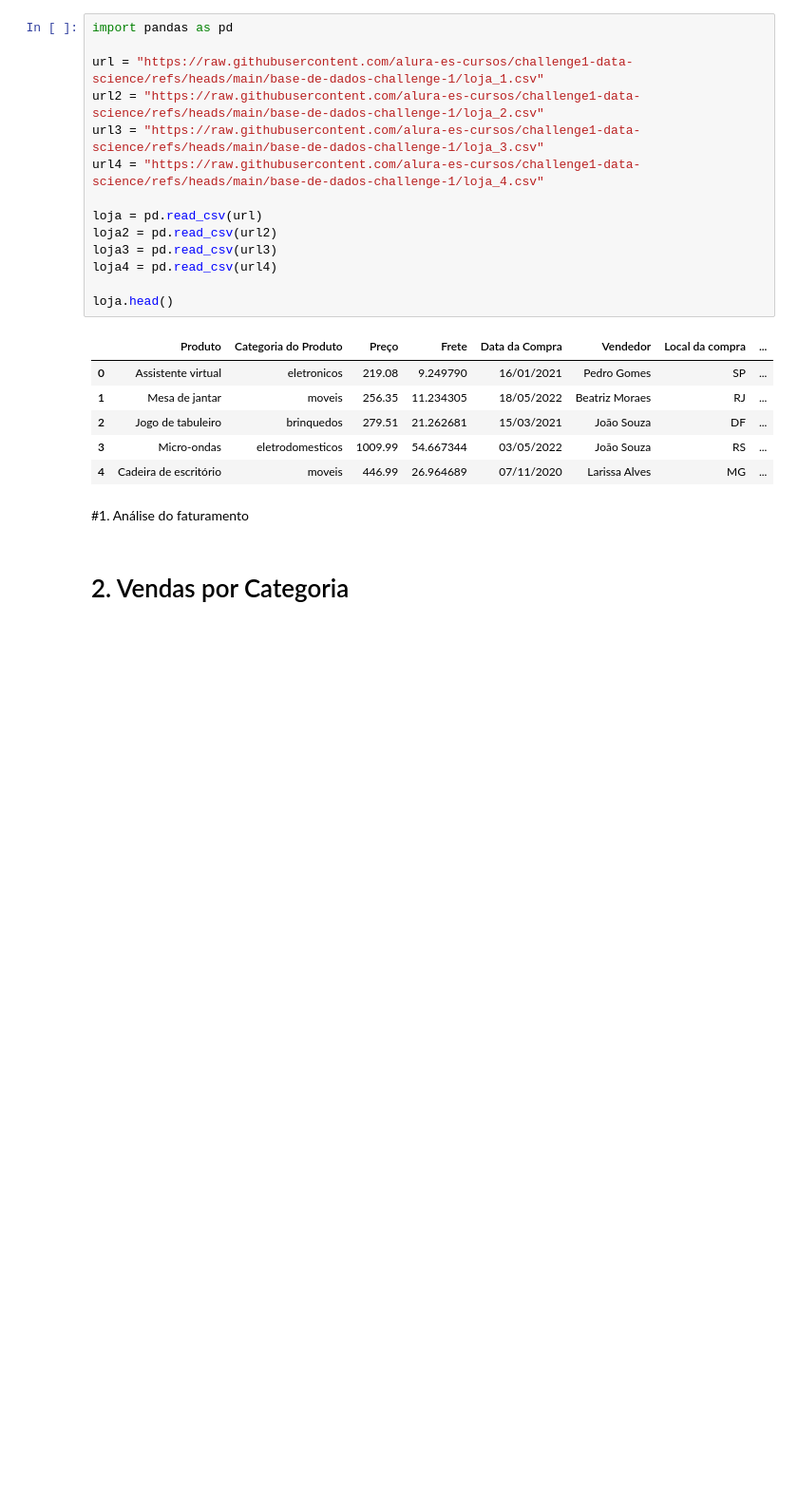
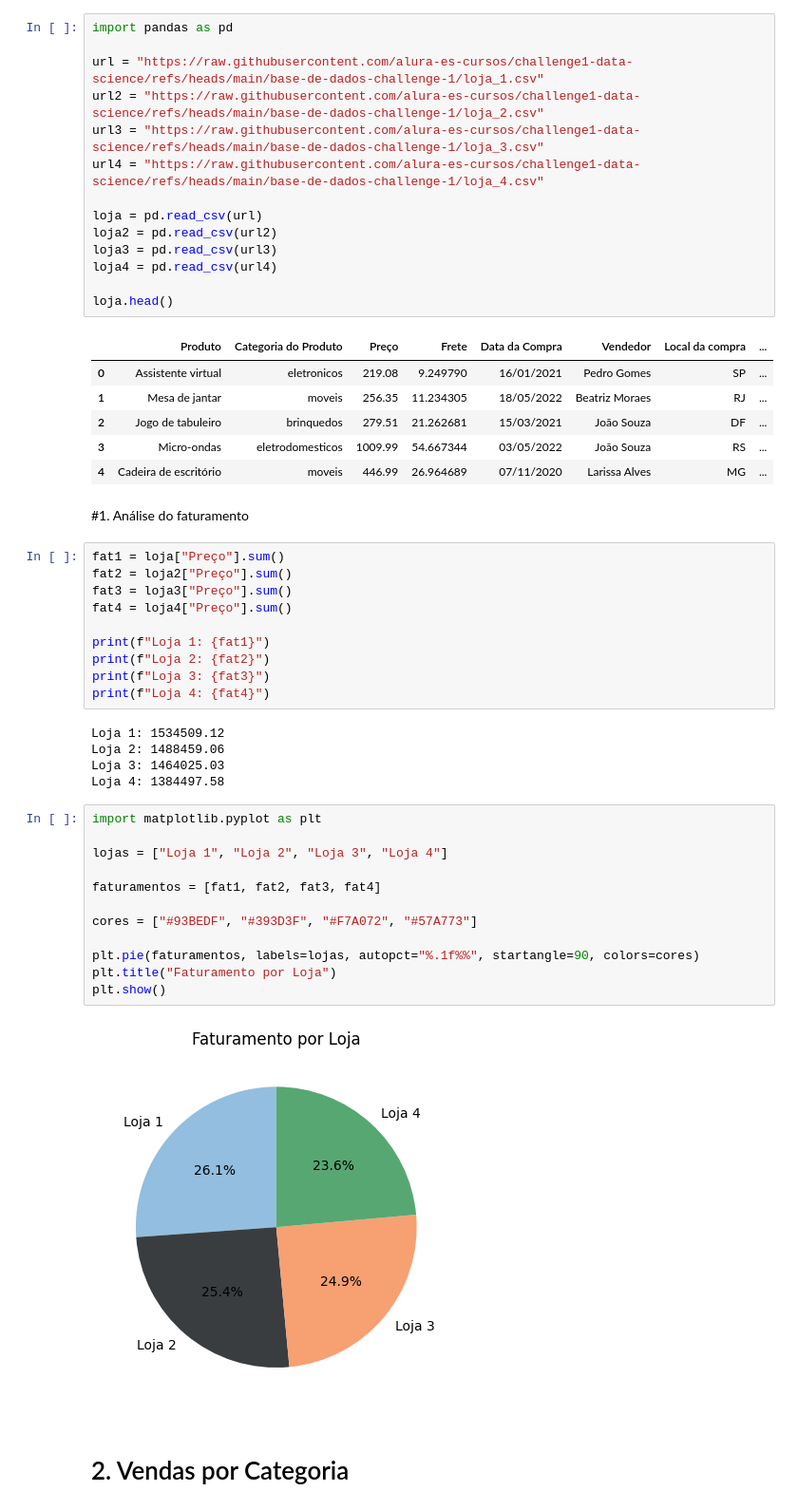
Before and after one commit to livia-kohls/analise-lojas, a Jupyter notebook: AluraStoreBrasil.ipynb, the cells around one changed output. Shown: that part at 95% size. Saved outputs shown, nothing was run; the diff lists cells and outputs as text; blank space fills up the shorter version.

```diff
--- a/AluraStoreBrasil.ipynb
+++ b/AluraStoreBrasil.ipynb
@@ -23,5 +23,34 @@ loja.head()
 | 4 | Cadeira de escritório | moveis | 446.99 | 26.964689 | 07/11/2020 | Larissa Alves | MG | ... |
 # %% [markdown]
 #1. Análise do faturamento
+# %%
+fat1 = loja["Preço"].sum()
+fat2 = loja2["Preço"].sum()
+fat3 = loja3["Preço"].sum()
+fat4 = loja4["Preço"].sum()
+
+print(f"Loja 1: {fat1}")
+print(f"Loja 2: {fat2}")
+print(f"Loja 3: {fat3}")
+print(f"Loja 4: {fat4}")
+# %% [output]
+Loja 1: 1534509.12
+Loja 2: 1488459.06
+Loja 3: 1464025.03
+Loja 4: 1384497.58
+# %%
+import matplotlib.pyplot as plt
+
+lojas = ["Loja 1", "Loja 2", "Loja 3", "Loja 4"]
+
+faturamentos = [fat1, fat2, fat3, fat4]
+
+cores = ["#93BEDF", "#393D3F", "#F7A072", "#57A773"]
+
+plt.pie(faturamentos, labels=lojas, autopct="%.1f%%", startangle=90, colors=cores)
+plt.title("Faturamento por Loja")
+plt.show()
+# %% [output]
+[figure, added]
 # %% [markdown]
 # 2. Vendas por Categoria
```
Also changed, not shown: parts of 3 cells of this notebook.
